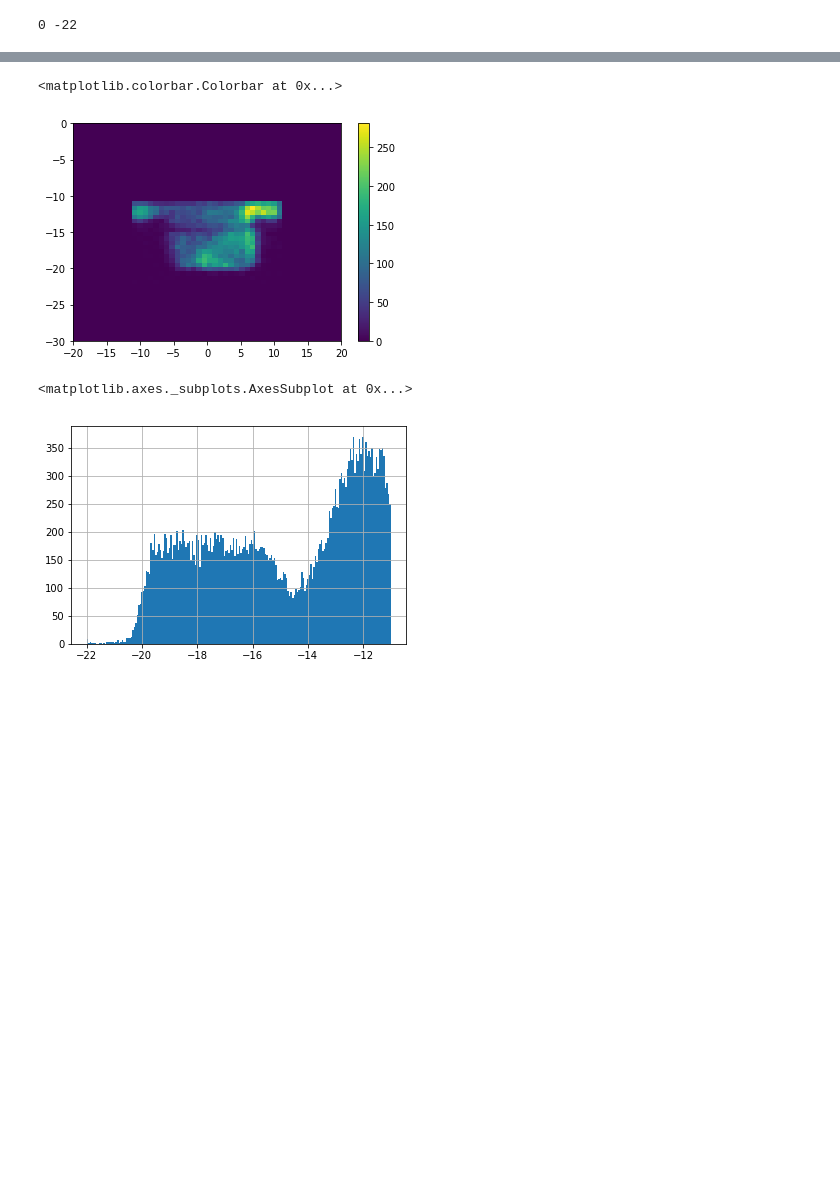
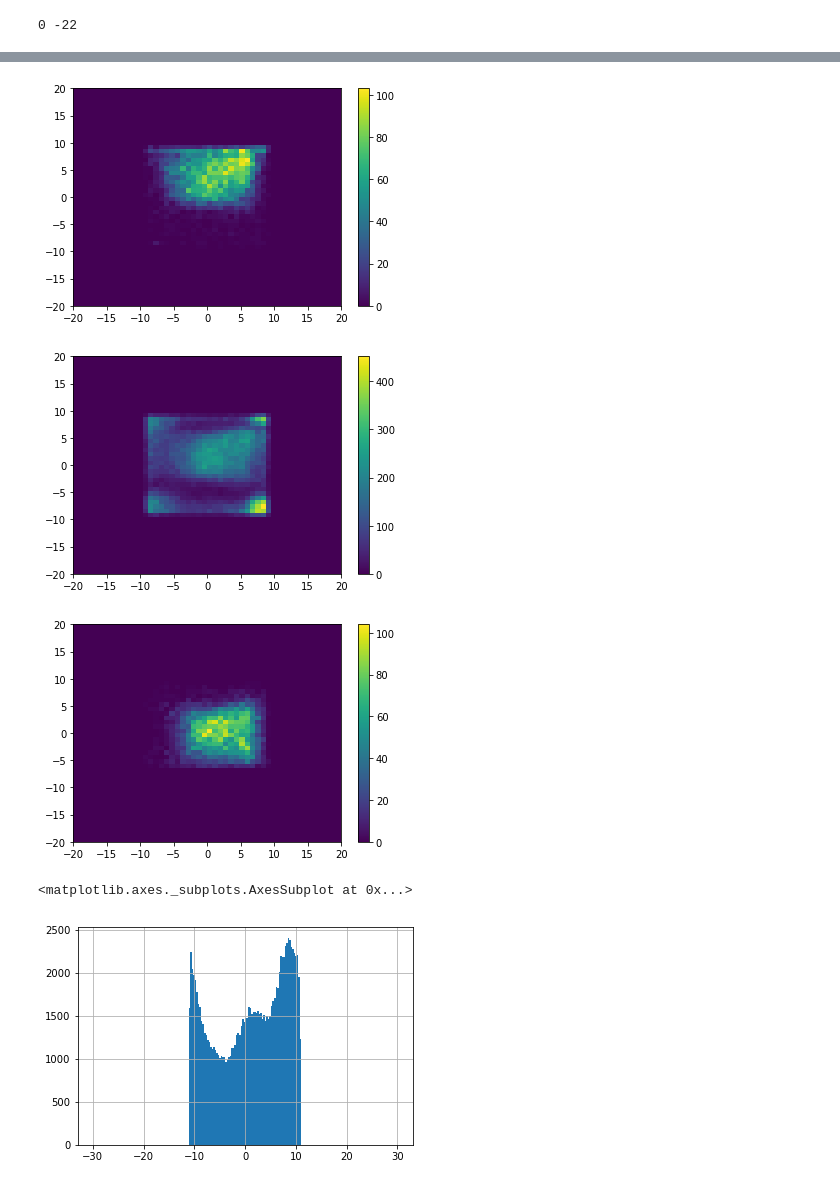
Before and after one commit to chernyavskaya/ECALtestBeam, a Jupyter notebook: EcalTimeUniformity.ipynb, the cells around one changed output, grey strips where cells are left out. Drawn from its saved outputs; the diff is of its cells as text; code cells hidden in the pictures; blank space fills up the shorter version.

```diff
--- a/EcalTimeUniformity.ipynb
+++ b/EcalTimeUniformity.ipynb
@@ -606,11 +644,29 @@ plt.show()
-# %%
-h=plt.hist2d(subdf['ecal_x'],subdf['ecal_y'], range=[[-20,20],[-30,0]], bins=(50,50))
-plt.colorbar()
-# %% [output]
-<matplotlib.colorbar.Colorbar at 0x...>
-[figure, removed]
+# %%
+x_center=0
+y_center=0
+crystal='C4'
+d3 = df.loc[(df['seed']==df['C4']) &(df['ecal_x_%s'%crystal]<(x_center+9)) & (df['ecal_x_%s'%crystal]>(x_center-9)) &(df['ecal_y_%s'%crystal]<(y_center+9)) & (df['ecal_y_%s'%crystal]>(y_center-9)) ]
+h=plt.hist2d(d3['ecal_x_C4'],d3['ecal_y_C4'], range=[[-20,20],[-20,20]], bins=(50,50))
+plt.colorbar()
+plt.show()
+
+crystal='C3'
+d = df.loc[(df['seed']==df['C3']) &(df['ecal_x_%s'%crystal]<(x_center+9)) & (df['ecal_x_%s'%crystal]>(x_center-9)) &(df['ecal_y_%s'%crystal]<(y_center+9)) & (df['ecal_y_%s'%crystal]>(y_center-9)) ]
+h=plt.hist2d(d['ecal_x_C3'],d['ecal_y_C3'], range=[[-20,20],[-20,20]], bins=(50,50))
+plt.colorbar()
+plt.show()
+
+crystal='C2'
+d2 = df.loc[(df['seed']==df['C2']) &(df['ecal_x_%s'%crystal]<(x_center+9)) & (df['ecal_x_%s'%crystal]>(x_center-9)) &(df['ecal_y_%s'%crystal]<(y_center+9)) & (df['ecal_y_%s'%crystal]>(y_center-6)) ]
+h=plt.hist2d(d2['ecal_x_C2'],d2['ecal_y_C2'], range=[[-20,20],[-20,20]], bins=(50,50))
+plt.colorbar()
+plt.show()
+# %% [output]
+[figure, added]
+[figure, added]
+[figure, added]
 # %%
-subdf['ecal_y'].hist(bins=200)
+subdf['ecal_x_C2'].hist(bins=200,range=[-30,30])
 # %% [output]
 <matplotlib.axes._subplots.AxesSubplot at 0x...>
-[figure, old version]
+[figure, new version]
```
Also changed, not shown: parts of 11 cells of this notebook, 1 other file.
